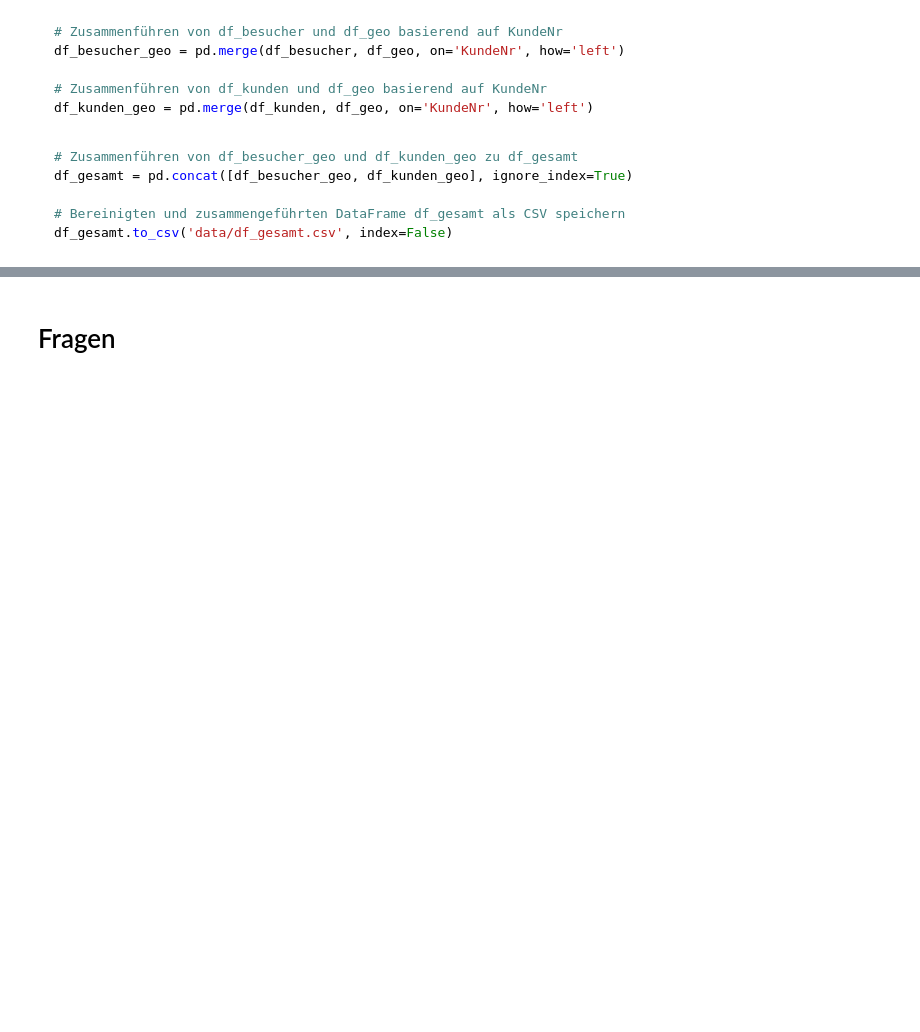
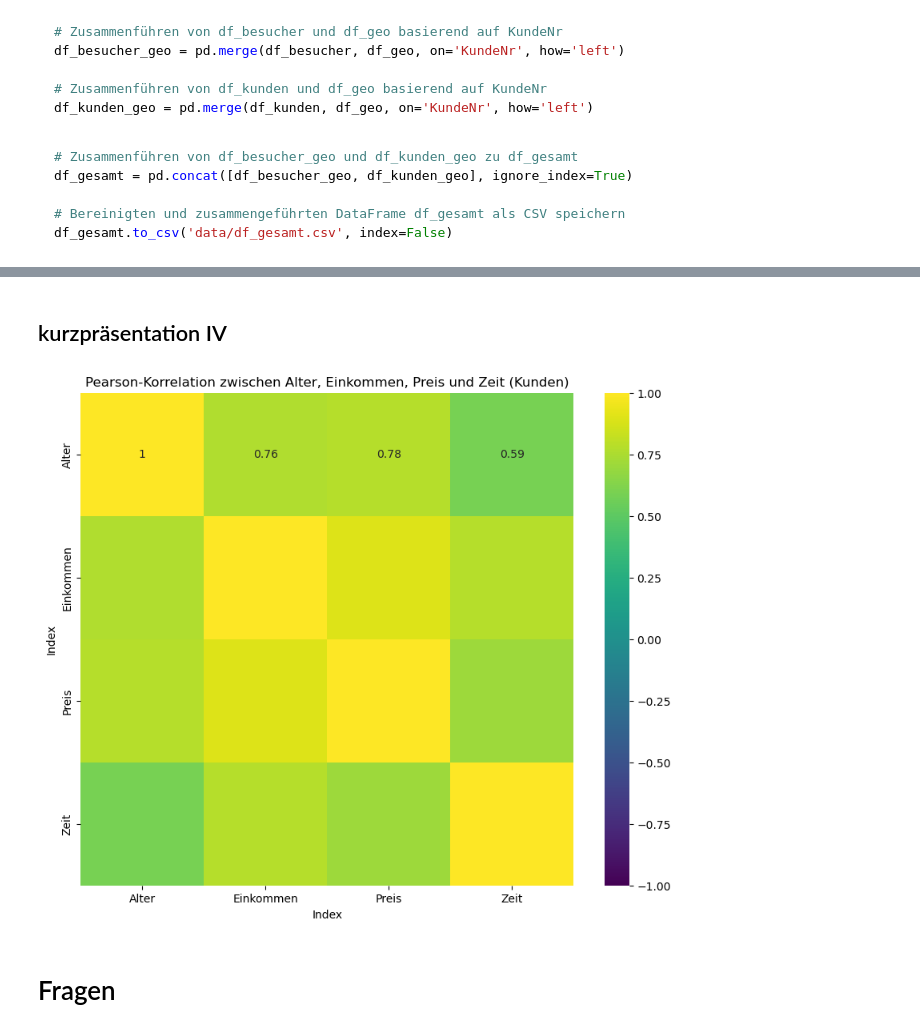
Before and after one commit to SebastianKnoche/final_projectSS24_Group4, a Jupyter notebook: presentation.ipynb, the cells around one changed output, grey strips where cells are left out. Saved outputs shown, nothing was run; the diff lists cells and outputs as text; code cells hidden in the pictures; blank space fills up the shorter version.

```diff
--- a/presentation.ipynb
+++ b/presentation.ipynb
@@ -391,3 +473,18 @@ df_gesamt.to_csv('data/df_gesamt.csv', index=False)
+# %% [markdown]
+## kurzpräsentation IV
+# %%
+# Berechnung der Pearson-Korrelation (nur für Kunden)
+r = df_verk[df_verk['Kunde'] == 1][['Alter', 'Einkommen', 'Preis', 'Zeit']].corr(method='pearson')
+
+# Erstellen der Heatmap
+plt.figure(figsize=(10, 8))
+sns.heatmap(r, annot=True, cmap='viridis', vmin=-1, vmax=1, square=True)
+
+# Beschriftung anpassen
+plt.title('Pearson-Korrelation zwischen Alter, Einkommen, Preis und Zeit (Kunden)')
+plt.show()
+# %% [output]
+[figure, added]
 # %% [markdown]
 # Fragen
 # %% [markdown]
```
Also changed, not shown: parts of 12 cells of this notebook.
